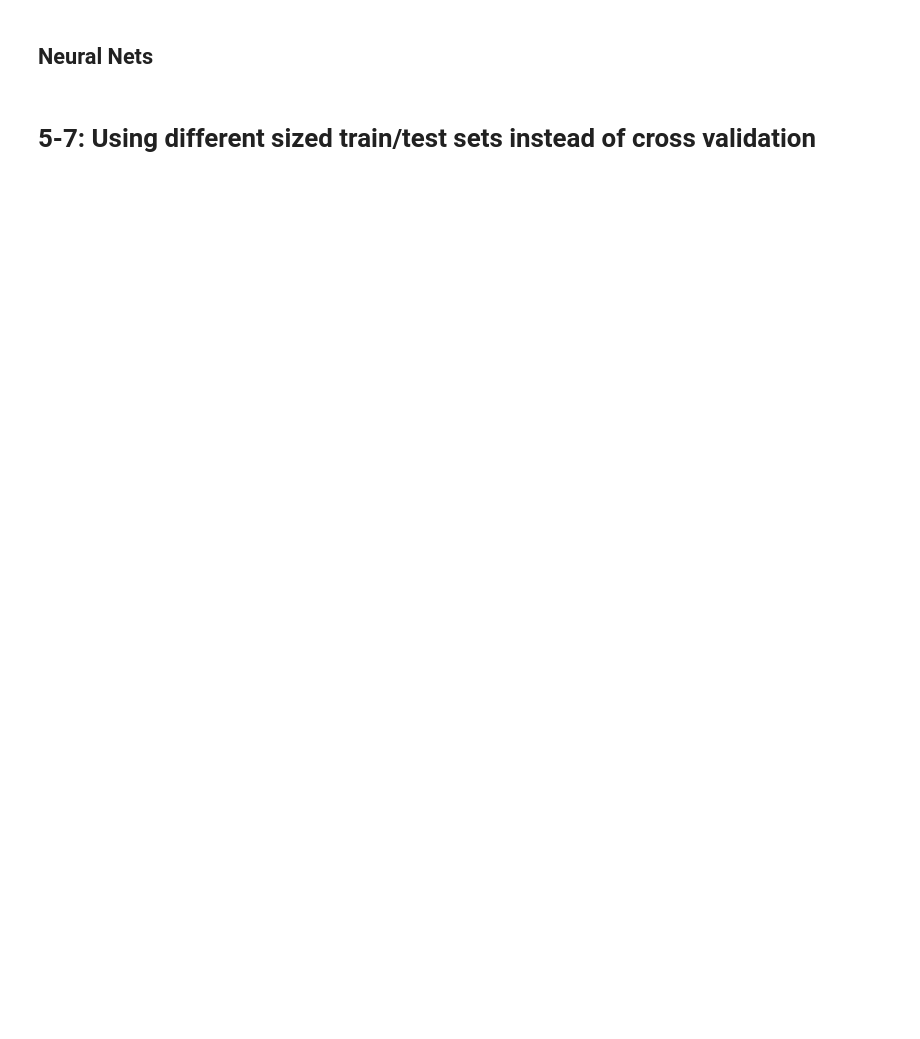
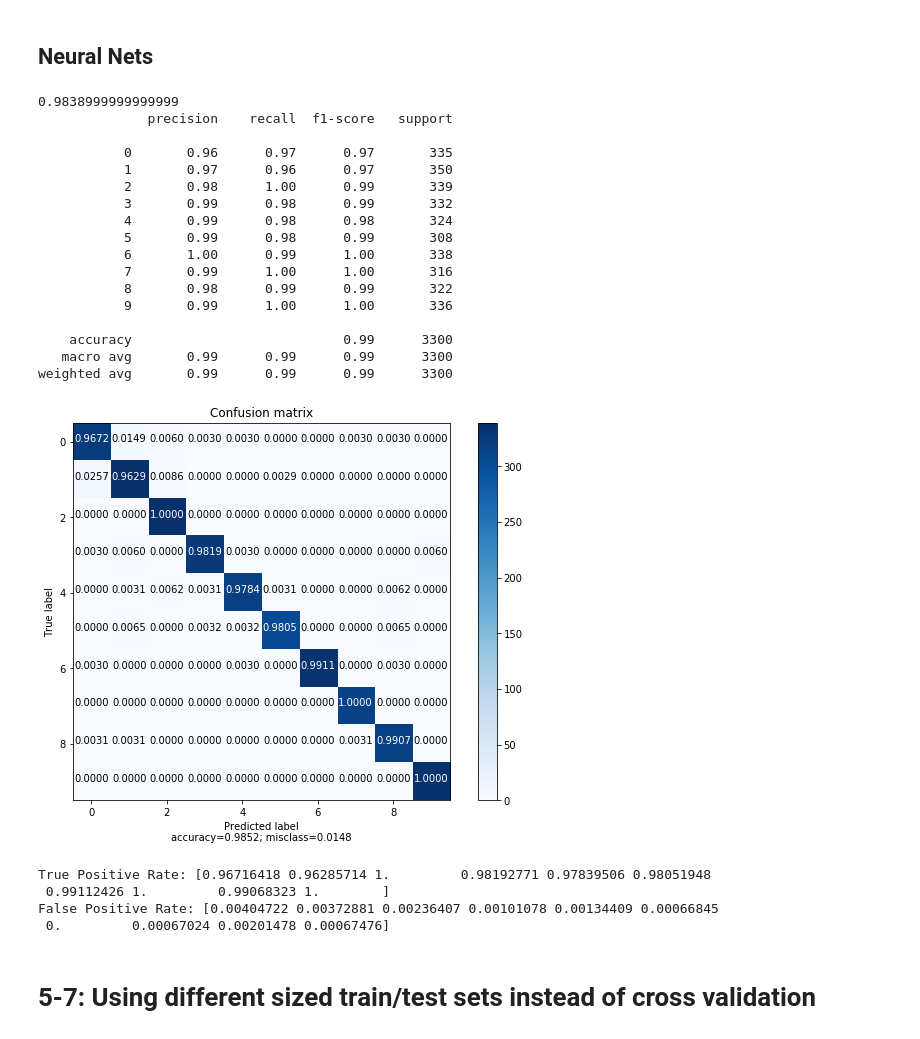
Before and after one commit to kadjulio/Coursework2-Data-Mining, a Jupyter notebook: jupyter/notebooks/modeling/NN.ipynb, the cells around one changed output. Saved outputs shown, nothing was run; the diff lists cells and outputs as text; code cells hidden in the pictures; blank space fills up the shorter version.

```diff
--- a/jupyter/notebooks/modeling/NN.ipynb
+++ b/jupyter/notebooks/modeling/NN.ipynb
@@ -240,8 +283,31 @@ print("------\n")
 # %%
 mlp_max = get_mlp()
 cv = cross_validate(mlp_max, full_set.iloc[:,:-1], full_set['target'])
 print(cv)
-# run_experiment(mlp_max, train_set.iloc[:,:-1], train_set['target'], test_set.iloc[:,:-1], test_set['target'])
+run_experiment(mlp_max, train_set.iloc[:,:-1], train_set['target'], test_set.iloc[:,:-1], test_set['target'])
+# %% [output]
+0.9838999999999999
+              precision    recall  f1-score   support
+
+           0       0.96      0.97      0.97       335
+           1       0.97      0.96      0.97       350
+           2       0.98      1.00      0.99       339
+           3       0.99      0.98      0.99       332
+           4       0.99      0.98      0.98       324
+           5       0.99      0.98      0.99       308
+           6       1.00      0.99      1.00       338
+           7       0.99      1.00      1.00       316
+           8       0.98      0.99      0.99       322
+           9       0.99      1.00      1.00       336
+
+    accuracy                           0.99      3300
+   macro avg       0.99      0.99      0.99      3300
+weighted avg       0.99      0.99      0.99      3300
+[figure, added]
+True Positive Rate: [0.96716418 0.96285714 1.         0.98192771 0.97839506 0.98051948
+ 0.99112426 1.         0.99068323 1.        ]
+False Positive Rate: [0.00404722 0.00372881 0.00236407 0.00101078 0.00134409 0.00066845
+ 0.         0.00067024 0.00201478 0.00067476]
 # %% [markdown]
 # 5-7: Using different sized train/test sets instead of cross validation
 # %%
```
Also changed, not shown: parts of 23 cells of this notebook.
